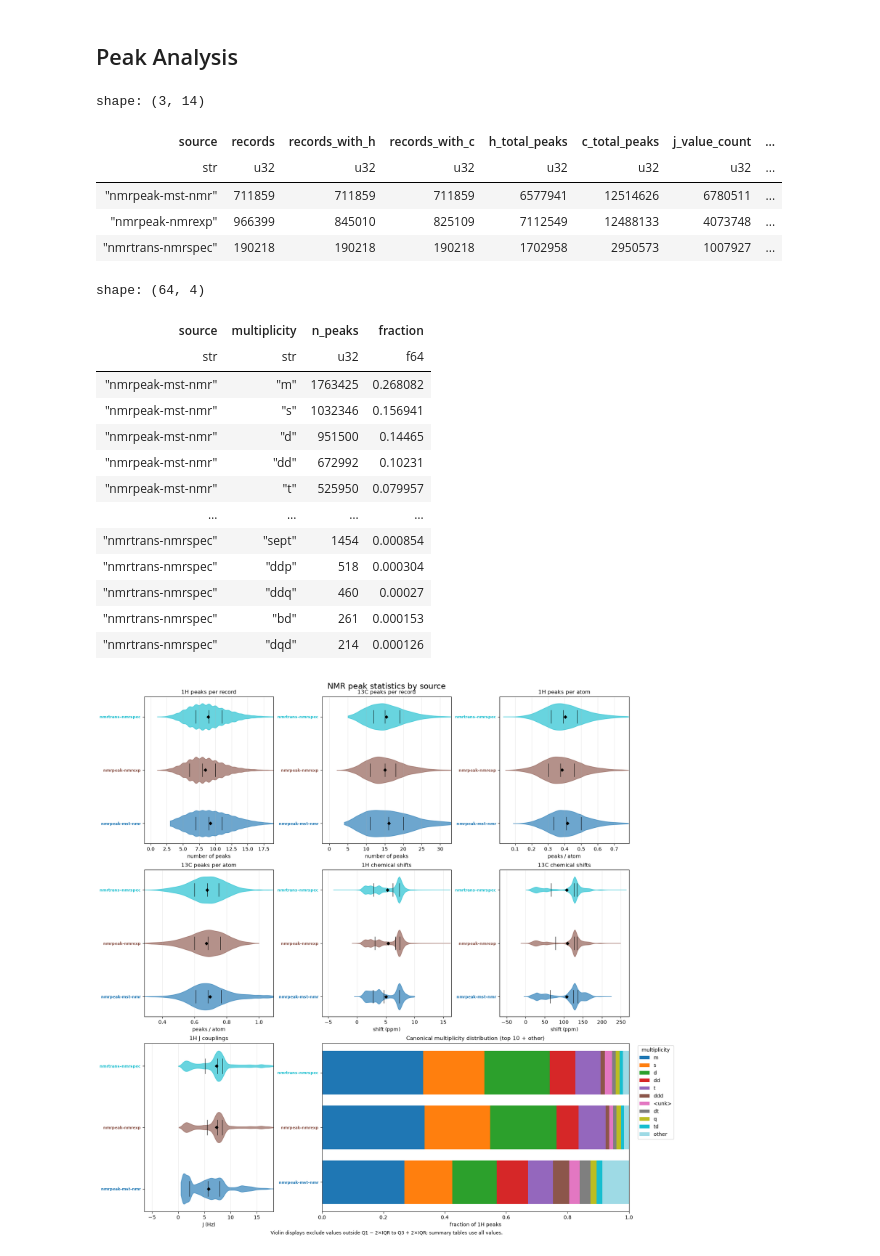
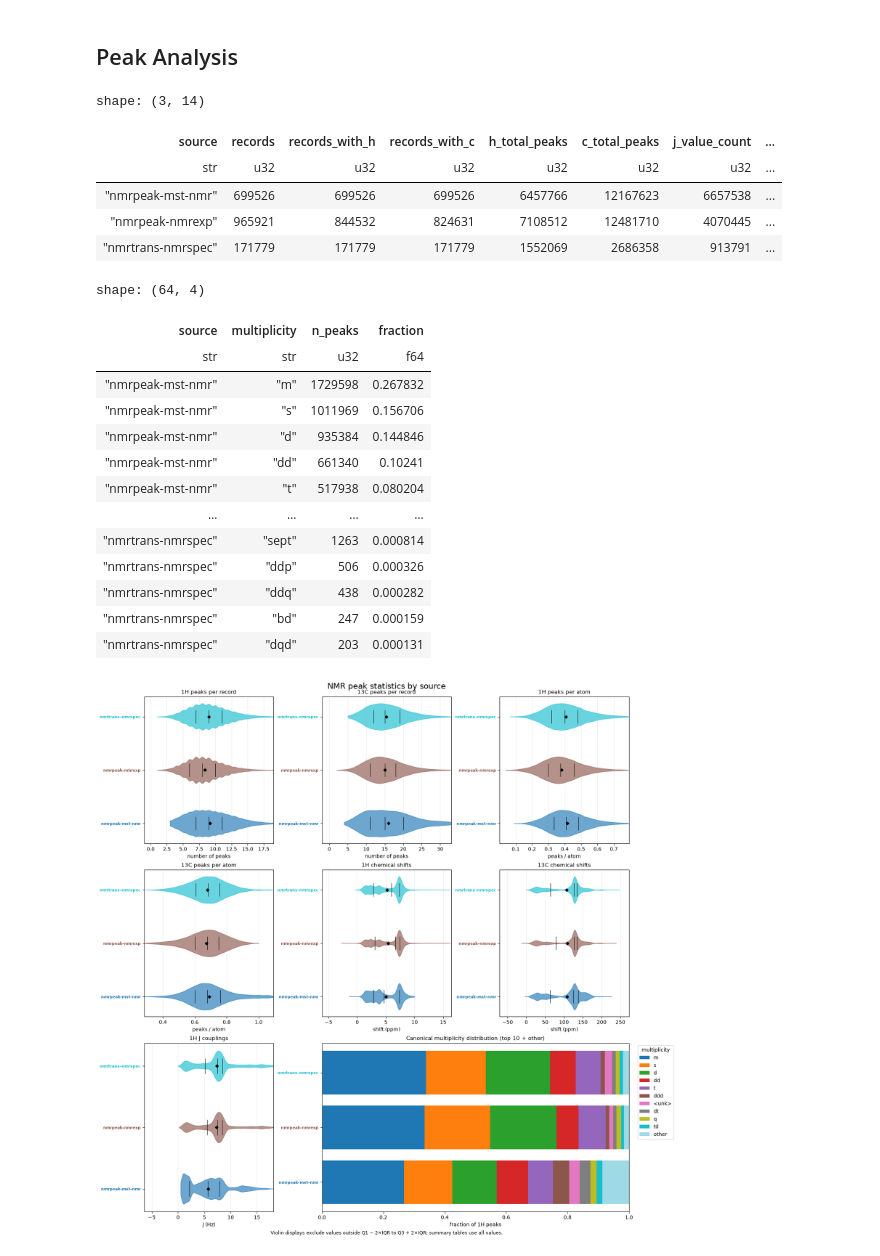
Before and after one commit to nicogreeco/nmr_fomo, a Jupyter notebook: scripts/test_notebook.ipynb, the cells around one changed output. Drawn from its saved outputs; the diff is of its cells as text; code cells hidden in the pictures.

```diff
--- a/scripts/test_notebook.ipynb
+++ b/scripts/test_notebook.ipynb
@@ -783,12 +783,12 @@ NameError: name 'columns' is not defined
 # %%
 import polars as pl
 # %%
-root = "/mnt/filesystem-test/nmr/datasets/merged"
-train_split_properties = pl.read_csv(f"{root}/merged_train_val_all_disjoint_mol_properties.csv", columns=list(range(21)))
-train_split_parquet = pl.read_parquet(f"{root}/merged_train_val_all_disjoint.parquet", columns=["record_id", "atoms"])
+root = "/mnt/filesystem-test/nmr/datasets/cleaned"
+train_split_properties = pl.read_csv(f"{root}/train_val_mol_properties.csv", columns=list(range(21)))
+train_split_parquet = pl.read_parquet(f"{root}/train_val.parquet", columns=["record_id", "atoms"])
 
-# train_split_properties = pl.read_csv(f"{root}/merged_benchmark_test_disjoint_mol_properties.csv", columns=list(range(21)))
-# train_split_parquet = pl.read_parquet(f"{root}/merged_benchmark_test_disjoint.parquet", columns=["record_id", "atoms"])
+# train_split_properties = pl.read_csv(f"{root}/test_benchmark_mol_properties.csv", columns=list(range(21)))
+# train_split_parquet = pl.read_parquet(f"{root}/test_benchmark.parquet", columns=["record_id", "atoms"])
 # %%
 train_split_properties = train_split_properties.with_columns(
     [
@@ -888,6 +888,15 @@ for index, column in enumerate(continuous_columns):
         values = sampled_by_source[source].get_column(column).drop_nulls().to_numpy()
         distributions.append(values[np.isfinite(values)])
 
+    all_values = np.concatenate(distributions)
+    q1, q3 = np.quantile(all_values, [0.25, 0.75])
+    iqr = q3 - q1
+    lower, upper = q1 - 2.5 * iqr, q3 + 2.5 * iqr
+    distributions = [
+        values[(values >= lower) & (values <= upper)]
+        for values in distributions
+    ]
+
     positions = np.arange(len(sources))
     violin = ax.violinplot(
         distributions, positions=positions, vert=False, showextrema=False,
@@ -908,6 +917,8 @@ for index, column in enumerate(continuous_columns):
         label.set_color(color)
         label.set_fontweight("bold")
     ax.set_title(column.replace("_", " "), fontsize=11)
+    if iqr > 0:
+        ax.set_xlim(lower, upper)
     ax.grid(axis="x", alpha=0.25)
 
 for index in range(len(continuous_columns), n_violin_rows * n_plot_columns):
@@ -958,6 +969,15 @@ fig.legend(
     loc="upper center", ncols=2, bbox_to_anchor=(0.5, 1.03),
 )
 fig.suptitle("Molecular-property distributions by source", fontsize=15, y=1.06)
+fig.text(
+    0.5, -0.01,
+    "Violin displays exclude values outside Q1 − 2.5×IQR to Q3 + 2.5×IQR; summary tables use all values.",
+    ha="center", fontsize=9,
+)
+from pathlib import Path
+analytics_dir = Path(root) / "analytics"
+analytics_dir.mkdir(exist_ok=True)
+fig.savefig(analytics_dir / "train_val_molecular_property_distributions.png", dpi=180, bbox_inches="tight")
 plt.show()
 # %% [output]
 shape: (3, 19)
@@ -974,8 +994,8 @@ summary_stats
 # %%
 import polars as pl
 # %%
-root = "/mnt/filesystem-test/nmr"
-peak_records = pl.read_parquet(f"{root}/datasets/merged/merged_train_val_all_disjoint.parquet", columns=["record_id", "h_nmr_peaks", "c_nmr_peaks", "atoms"])
+root = "/mnt/filesystem-test/nmr/datasets/cleaned"
+peak_records = pl.read_parquet(f"{root}/train_val.parquet", columns=["record_id", "h_nmr_peaks", "c_nmr_peaks", "atoms"])
 # %%
 # Peak statistics by source. The summary uses every record; the plot uses
 # a reproducible per-source sample so the violin KDEs stay responsive.
@@ -1168,7 +1188,7 @@ def source_violin(ax, frame, value_column, title, x_label):
     all_values = np.concatenate(non_empty_values)
     q1, q3 = np.quantile(all_values, [0.25, 0.75])
     iqr = q3 - q1
-    lower, upper = q1 - 2 * iqr, q3 + 2 * iqr
+    lower, upper = q1 - 2.5 * iqr, q3 + 2.5 * iqr
 
     data, present_positions, present_colors = [], [], []
     for position, color, values in raw_data:
@@ -1263,45 +1283,49 @@ left = np.zeros(len(sources))
 multiplicity_colors = plt.get_cmap("tab20")(
     np.linspace(0, 1, len(plot_multiplicities))
 )
 for multiplicity, color in zip(plot_multiplicities, multiplicity_colors):
     values = multiplicity_wide.get_column(multiplicity).to_numpy()
     ax_multiplicity.barh(positions, values, left=left, color=color, label=multiplicity)
     left += values
 ax_multiplicity.set_yticks(positions, sources, fontsize=8)
 for label, color in zip(ax_multiplicity.get_yticklabels(), source_colors):
     label.set_color(color)
     label.set_fontweight("bold")
 ax_multiplicity.set_xlim(0, 1)
 ax_multiplicity.set_xlabel("fraction of 1H peaks")
 ax_multiplicity.set_title("Canonical multiplicity distribution (top 10 + other)", fontsize=11)
 ax_multiplicity.legend(title="multiplicity", bbox_to_anchor=(1.02, 1), loc="upper left")
 
 fig.suptitle("NMR peak statistics by source", fontsize=16, y=1.01)
 fig.text(
     0.5, -0.01,
-    "Violin displays exclude values outside Q1 − 2×IQR to Q3 + 2×IQR; summary tables use all values.",
+    "Violin displays exclude values outside Q1 − 2.5×IQR to Q3 + 2.5×IQR; summary tables use all values.",
     ha="center", fontsize=9,
 )
+from pathlib import Path
+analytics_dir = Path(root) / "analytics"
+analytics_dir.mkdir(exist_ok=True)
+fig.savefig(analytics_dir / "train_val_peak_distributions.png", dpi=180, bbox_inches="tight")
 plt.show()
 # %% [output]
 shape: (3, 14)
 | source | records | records_with_h | records_with_c | h_total_peaks | c_total_peaks | j_value_count | ... |
 | str | u32 | u32 | u32 | u32 | u32 | u32 | ... |
-| "nmrpeak-mst-nmr" | 711859 | 711859 | 711859 | 6577941 | 12514626 | 6780511 | ... |
-| "nmrpeak-nmrexp" | 966399 | 845010 | 825109 | 7112549 | 12488133 | 4073748 | ... |
-| "nmrtrans-nmrspec" | 190218 | 190218 | 190218 | 1702958 | 2950573 | 1007927 | ... |
+| "nmrpeak-mst-nmr" | 699526 | 699526 | 699526 | 6457766 | 12167623 | 6657538 | ... |
+| "nmrpeak-nmrexp" | 965921 | 844532 | 824631 | 7108512 | 12481710 | 4070445 | ... |
+| "nmrtrans-nmrspec" | 171779 | 171779 | 171779 | 1552069 | 2686358 | 913791 | ... |
 shape: (64, 4)
 | source | multiplicity | n_peaks | fraction |
 | str | str | u32 | f64 |
-| "nmrpeak-mst-nmr" | "m" | 1763425 | 0.268082 |
-| "nmrpeak-mst-nmr" | "s" | 1032346 | 0.156941 |
-| "nmrpeak-mst-nmr" | "d" | 951500 | 0.14465 |
-| "nmrpeak-mst-nmr" | "dd" | 672992 | 0.10231 |
-| "nmrpeak-mst-nmr" | "t" | 525950 | 0.079957 |
+| "nmrpeak-mst-nmr" | "m" | 1729598 | 0.267832 |
+| "nmrpeak-mst-nmr" | "s" | 1011969 | 0.156706 |
+| "nmrpeak-mst-nmr" | "d" | 935384 | 0.144846 |
+| "nmrpeak-mst-nmr" | "dd" | 661340 | 0.10241 |
+| "nmrpeak-mst-nmr" | "t" | 517938 | 0.080204 |
 | … | … | … | … |
-| "nmrtrans-nmrspec" | "sept" | 1454 | 0.000854 |
-| "nmrtrans-nmrspec" | "ddp" | 518 | 0.000304 |
-| "nmrtrans-nmrspec" | "ddq" | 460 | 0.00027 |
-| "nmrtrans-nmrspec" | "bd" | 261 | 0.000153 |
-| "nmrtrans-nmrspec" | "dqd" | 214 | 0.000126 |
+| "nmrtrans-nmrspec" | "sept" | 1263 | 0.000814 |
+| "nmrtrans-nmrspec" | "ddp" | 506 | 0.000326 |
+| "nmrtrans-nmrspec" | "ddq" | 438 | 0.000282 |
+| "nmrtrans-nmrspec" | "bd" | 247 | 0.000159 |
+| "nmrtrans-nmrspec" | "dqd" | 203 | 0.000131 |
-[figure, old version]
+[figure, new version]
```
Also changed, not shown: parts of 2 cells of this notebook, 26 other files.
